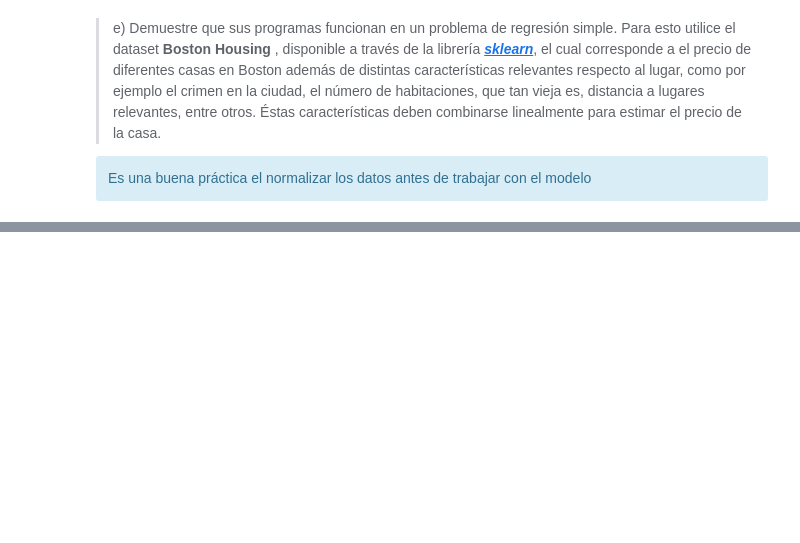
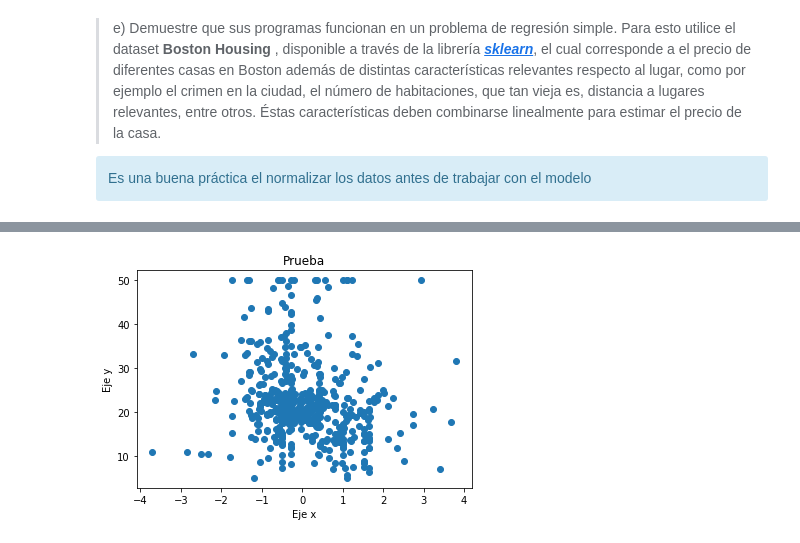
Before and after one commit to LeMythedeSisyphe/MachineLearning-Taller0, a Jupyter notebook: Taller0.ipynb, the cells around one changed output, grey strips where cells are left out. Saved outputs shown, nothing was run; the diff lists cells and outputs as text; code cells hidden in the pictures; blank space fills up the shorter version.

```diff
--- a/Taller0.ipynb
+++ b/Taller0.ipynb
@@ -422,6 +424,6 @@ Algoritmo de prueba SGD:  [1, 9.0, 17.0]
 # %%
 from sklearn.datasets import load_boston
 from sklearn.preprocessing import StandardScaler
-X_train,y_train = load_boston(return_X_y=True)
-scaler = StandardScaler().fit(X_train)
-X_train = scaler.transform(X_train)
+x_train,y_train = load_boston(return_X_y=True)
+scaler = StandardScaler().fit(x_train)
+x_train = scaler.transform(x_train)
@@ -435,0 +434,26 @@ NameError: name 'x_train' is not defined
+# %%
+##########1000 solucones usando la funcion de perdidsa
+#Se ingrasan los valores del eje x a
+import random
+from random import randrange, choice
+i=0
+vector_solucion=[]
+while i < 100:
+    eje_x=[]
+    for x in x_train:
+        eje_x.append(choice(x))
+    datos = np.array([list(y_train),eje_x])
+    vector_solucion.append(ecm(datos[1],datos[0]))
+    i=i+1
+#vector_solucion
+eje_x=[]
+for x in x_train:
+    eje_x.append(choice(x))
+datos = np.array([list(y_train),eje_x])
+plt.scatter(datos[1],datos[0])
+plt.title("Prueba") #titulo
+plt.xlabel('Eje x') #Nombre eje x
+plt.ylabel('Eje y') #Nombre eje y
+plt.show()
+# %% [output]
+[figure, added]
```
Also changed, not shown: parts of 7 cells of this notebook.
